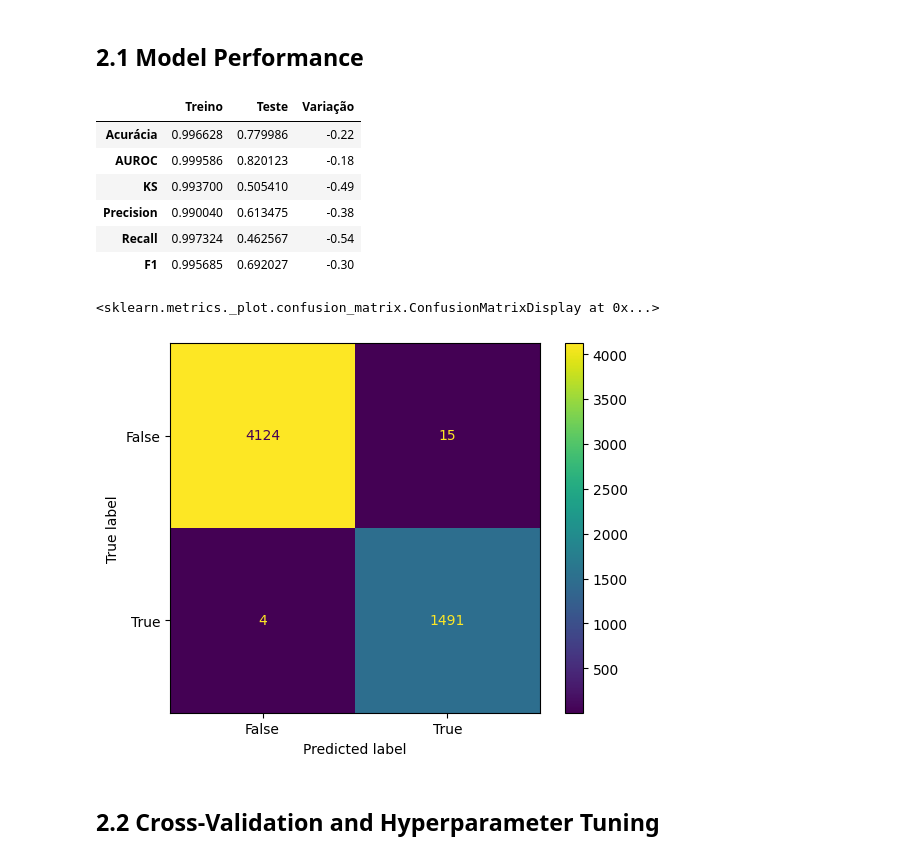
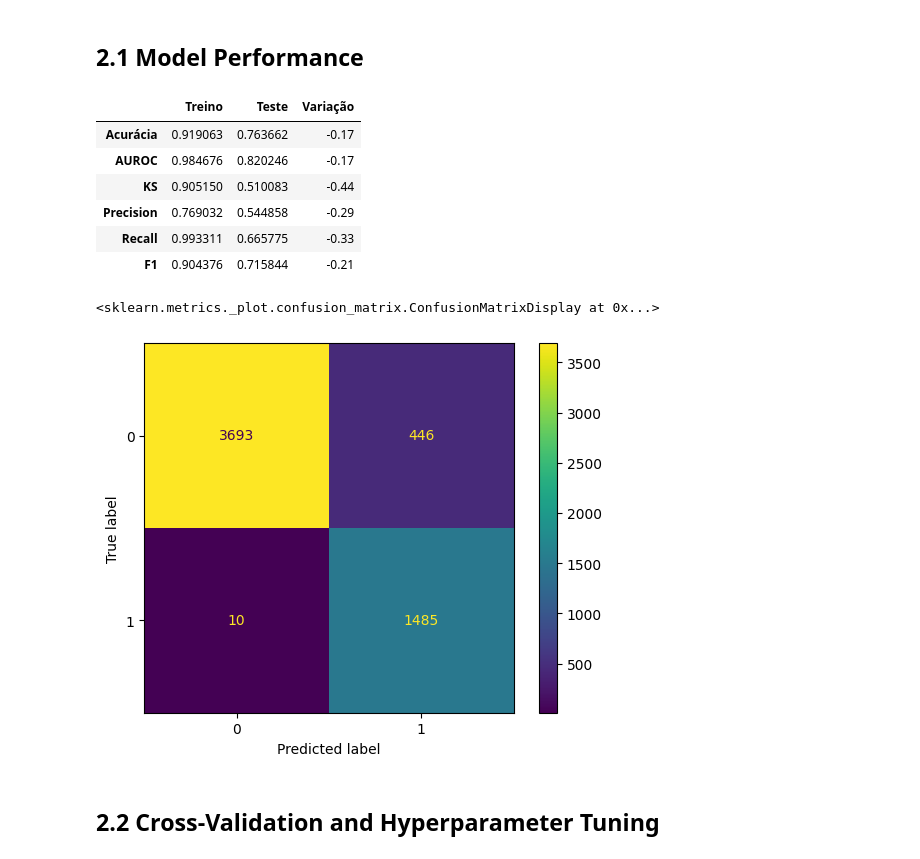
Before and after one commit to fabionguedes/Churn-Prediction, a Jupyter notebook: notebooks/xgb_model.ipynb, the cells around one changed output. Drawn from its saved outputs; the diff is of its cells as text; code cells hidden in the pictures.

Commit message:
foi criado o modelo de xgboost

```diff
--- a/notebooks/xgb_model.ipynb
+++ b/notebooks/xgb_model.ipynb
@@ -105,2 +103,17 @@ Proportion in the test set:    0.2654
 # %% [markdown]
 ## 2.1 Pipeline and Model Train
+# %%
+# --- Assume 'y_train' (Pandas Series) is already defined ---
+# y_train = 0 (No Churn), 1 (Yes Churn)
+
+# Calculate counts for each class
+class_counts = y_train.value_counts()
+count_negative = class_counts[0] # Count of 'No Churn'
+count_positive = class_counts[1] # Count of 'Yes Churn'
+
+# Calculate the scale_pos_weight
+scale_pos_weight_value = count_negative / count_positive
+
+print(f"Negative (0) samples in y_train: {count_negative}")
+print(f"Positive (1) samples in y_train: {count_positive}")
+print(f"Calculated scale_pos_weight: {scale_pos_weight_value:.4f}")
@@ -107,9 +124,14 @@ Proportion in the test set:    0.2654
 # %%
 # Pipeline for Random Forest
-model_rf = Pipeline([
-    ('model', RandomForestClassifier(random_state=42, class_weight='balanced'))
+model_xgb = Pipeline([
+    ('model', XGBClassifier(
+        random_state=42,
+        scale_pos_weight=scale_pos_weight_value,  # Handle class imbalance
+        n_jobs=-1,                          # Use all cores
+        eval_metric='logloss'               # Suppress warnings
+    ))
 ])
 
-model_rf.fit(X_train, y_train)
+model_xgb.fit(X_train, y_train)
 # %% [output]
 Pipeline(steps=[('model',
@@ -137,25 +173,25 @@ You provided 25 feature names.
 ## 2.1 Model Performance
 # %%
 # Model evaluation
-preditiva.calcula_desempenho(model_rf, X_train, y_train, X_test, y_test)
+preditiva.calcula_desempenho(model_xgb, X_train, y_train, X_test, y_test)
 # %% [output]
 |  | Treino | Teste | Variação |
-| Acurácia | 0.996628 | 0.779986 | -0.22 |
-| AUROC | 0.999586 | 0.820123 | -0.18 |
-| KS | 0.993700 | 0.505410 | -0.49 |
-| Precision | 0.990040 | 0.613475 | -0.38 |
-| Recall | 0.997324 | 0.462567 | -0.54 |
-| F1 | 0.995685 | 0.692027 | -0.30 |
+| Acurácia | 0.919063 | 0.763662 | -0.17 |
+| AUROC | 0.984676 | 0.820246 | -0.17 |
+| KS | 0.905150 | 0.510083 | -0.44 |
+| Precision | 0.769032 | 0.544858 | -0.29 |
+| Recall | 0.993311 | 0.665775 | -0.33 |
+| F1 | 0.904376 | 0.715844 | -0.21 |
 # %%
 ConfusionMatrixDisplay.from_estimator(
-        model_rf,
+        model_xgb,
         X_train,
         y_train,
-        display_labels=model_rf.classes_
+        display_labels=model_xgb.classes_
     )
 # %% [output]
 <sklearn.metrics._plot.confusion_matrix.ConfusionMatrixDisplay at 0x...>
-[figure, old version]
+[figure, new version]
 # %% [markdown]
 ## 2.2 Cross-Validation and Hyperparameter Tuning
 # %%
```
Also changed, not shown: parts of 13 cells of this notebook.
